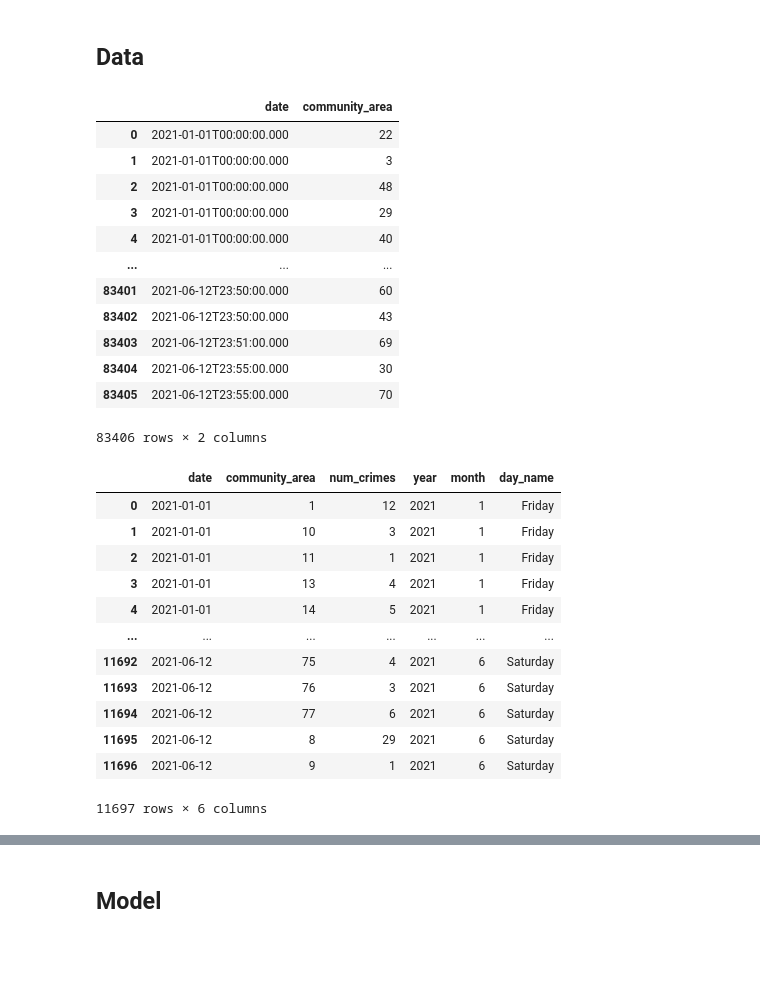
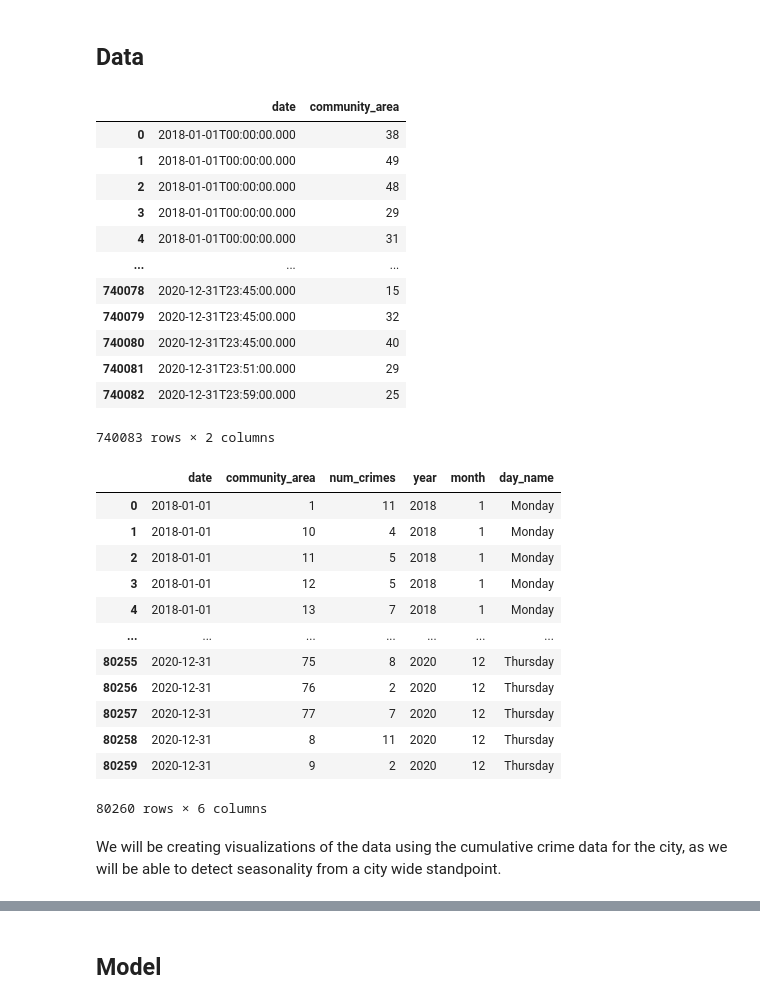
Before and after one commit to Achan40/chicago-crime, a Jupyter notebook: analysis/chicago-crime.ipynb, the cells around one changed output, grey strips where cells are left out. Cells and saved outputs as stored; diff of their text form; code cells hidden in the pictures; blank space fills up the shorter version.

Commit message:
started seasonal analysis

```diff
--- a/analysis/chicago-crime.ipynb
+++ b/analysis/chicago-crime.ipynb
@@ -19,26 +21,26 @@ The purpose of this project is to create a model to predict the number of crimes
 # %% [markdown]
 ## Data <a name="Data"></a>
 # %%
-url = "https://data.cityofchicago.org/resource/ijzp-q8t2.json?$select=date,community_area&$where=year==2021&$order=date ASC&$limit=100000"
+url = "https://data.cityofchicago.org/resource/ijzp-q8t2.json?$select=date,community_area&$where=year<=2020 AND year >= 2018&$order=date ASC&$limit=1000000"
 headers = {'Accept': 'application/json', 'X-App-Token': APP_TOKEN}
 resp = requests.get(url,headers=headers)
 df = json.loads(resp.text)
 df = pd.DataFrame(df)
 df
 # %% [output]
 |  | date | community_area |
-| 0 | 2021-01-01T00:00:00.000 | 22 |
-| 1 | 2021-01-01T00:00:00.000 | 3 |
-| 2 | 2021-01-01T00:00:00.000 | 48 |
-| 3 | 2021-01-01T00:00:00.000 | 29 |
-| 4 | 2021-01-01T00:00:00.000 | 40 |
+| 0 | 2018-01-01T00:00:00.000 | 38 |
+| 1 | 2018-01-01T00:00:00.000 | 49 |
+| 2 | 2018-01-01T00:00:00.000 | 48 |
+| 3 | 2018-01-01T00:00:00.000 | 29 |
+| 4 | 2018-01-01T00:00:00.000 | 31 |
 | ... | ... | ... |
-| 83401 | 2021-06-12T23:50:00.000 | 60 |
-| 83402 | 2021-06-12T23:50:00.000 | 43 |
-| 83403 | 2021-06-12T23:51:00.000 | 69 |
-| 83404 | 2021-06-12T23:55:00.000 | 30 |
-| 83405 | 2021-06-12T23:55:00.000 | 70 |
+| 740078 | 2020-12-31T23:45:00.000 | 15 |
+| 740079 | 2020-12-31T23:45:00.000 | 32 |
+| 740080 | 2020-12-31T23:45:00.000 | 40 |
+| 740081 | 2020-12-31T23:51:00.000 | 29 |
+| 740082 | 2020-12-31T23:59:00.000 | 25 |
-83406 rows × 2 columns
+740083 rows × 2 columns
 # %%
 # Trasforming data to the the total number of crimes occured each day per community area
 
@@ -61,18 +63,20 @@ df_new['day_name'] = df_new['date'].dt.day_name()
 df_new
 # %% [output]
 |  | date | community_area | num_crimes | year | month | day_name |
-| 0 | 2021-01-01 | 1 | 12 | 2021 | 1 | Friday |
-| 1 | 2021-01-01 | 10 | 3 | 2021 | 1 | Friday |
-| 2 | 2021-01-01 | 11 | 1 | 2021 | 1 | Friday |
-| 3 | 2021-01-01 | 13 | 4 | 2021 | 1 | Friday |
-| 4 | 2021-01-01 | 14 | 5 | 2021 | 1 | Friday |
+| 0 | 2018-01-01 | 1 | 11 | 2018 | 1 | Monday |
+| 1 | 2018-01-01 | 10 | 4 | 2018 | 1 | Monday |
+| 2 | 2018-01-01 | 11 | 5 | 2018 | 1 | Monday |
+| 3 | 2018-01-01 | 12 | 5 | 2018 | 1 | Monday |
+| 4 | 2018-01-01 | 13 | 7 | 2018 | 1 | Monday |
 | ... | ... | ... | ... | ... | ... | ... |
-| 11692 | 2021-06-12 | 75 | 4 | 2021 | 6 | Saturday |
-| 11693 | 2021-06-12 | 76 | 3 | 2021 | 6 | Saturday |
-| 11694 | 2021-06-12 | 77 | 6 | 2021 | 6 | Saturday |
-| 11695 | 2021-06-12 | 8 | 29 | 2021 | 6 | Saturday |
-| 11696 | 2021-06-12 | 9 | 1 | 2021 | 6 | Saturday |
+| 80255 | 2020-12-31 | 75 | 8 | 2020 | 12 | Thursday |
+| 80256 | 2020-12-31 | 76 | 2 | 2020 | 12 | Thursday |
+| 80257 | 2020-12-31 | 77 | 7 | 2020 | 12 | Thursday |
+| 80258 | 2020-12-31 | 8 | 11 | 2020 | 12 | Thursday |
+| 80259 | 2020-12-31 | 9 | 2 | 2020 | 12 | Thursday |
-11697 rows × 6 columns
+80260 rows × 6 columns
+# %% [markdown]
+We will be creating visualizations of the data using the cumulative crime data for the city, as we will be able to detect seasonality from a city wide standpoint.
 # %%
 # total crimes for the entire city per day
 df_total_city = df_new
```
Also changed, not shown: parts of 6 cells of this notebook.
